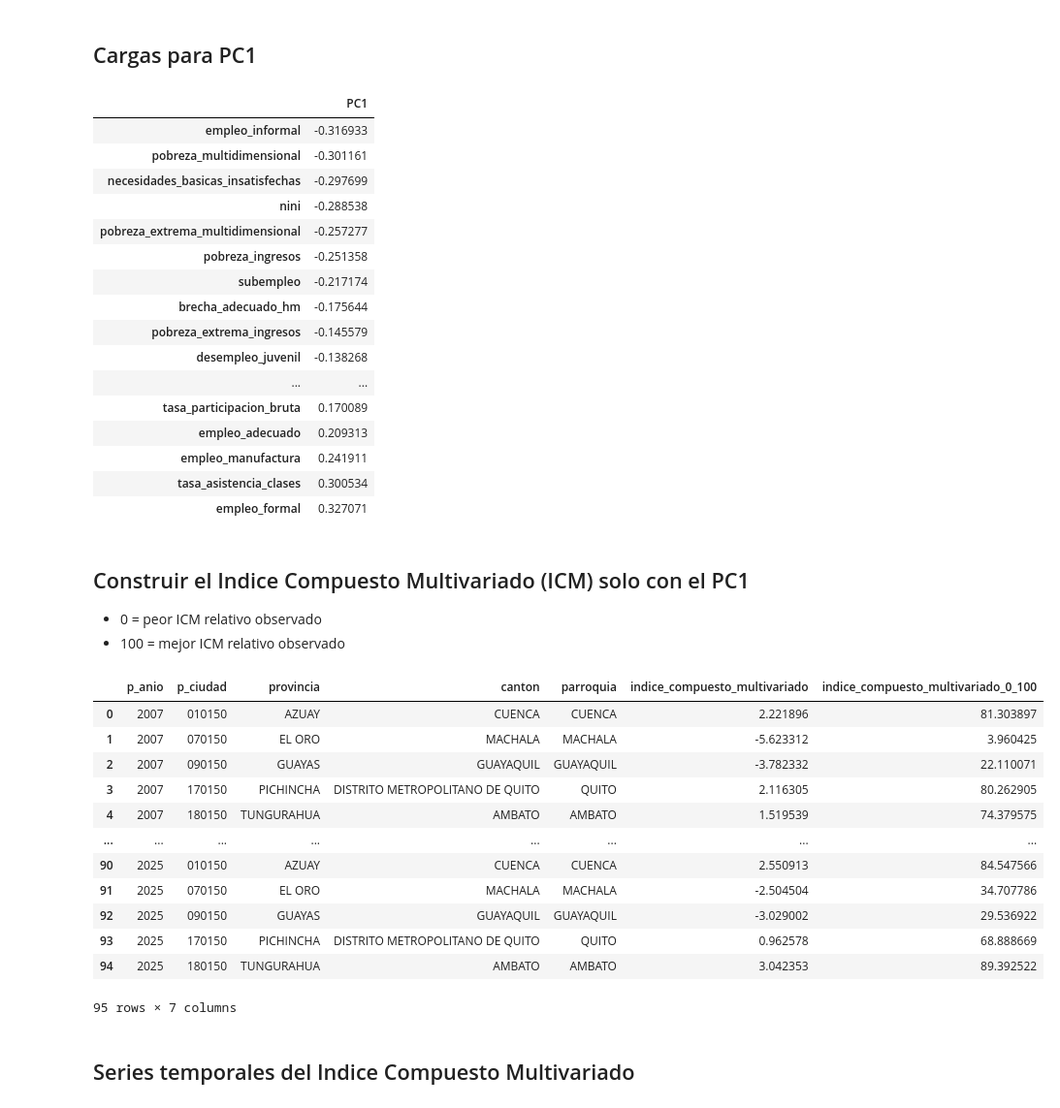
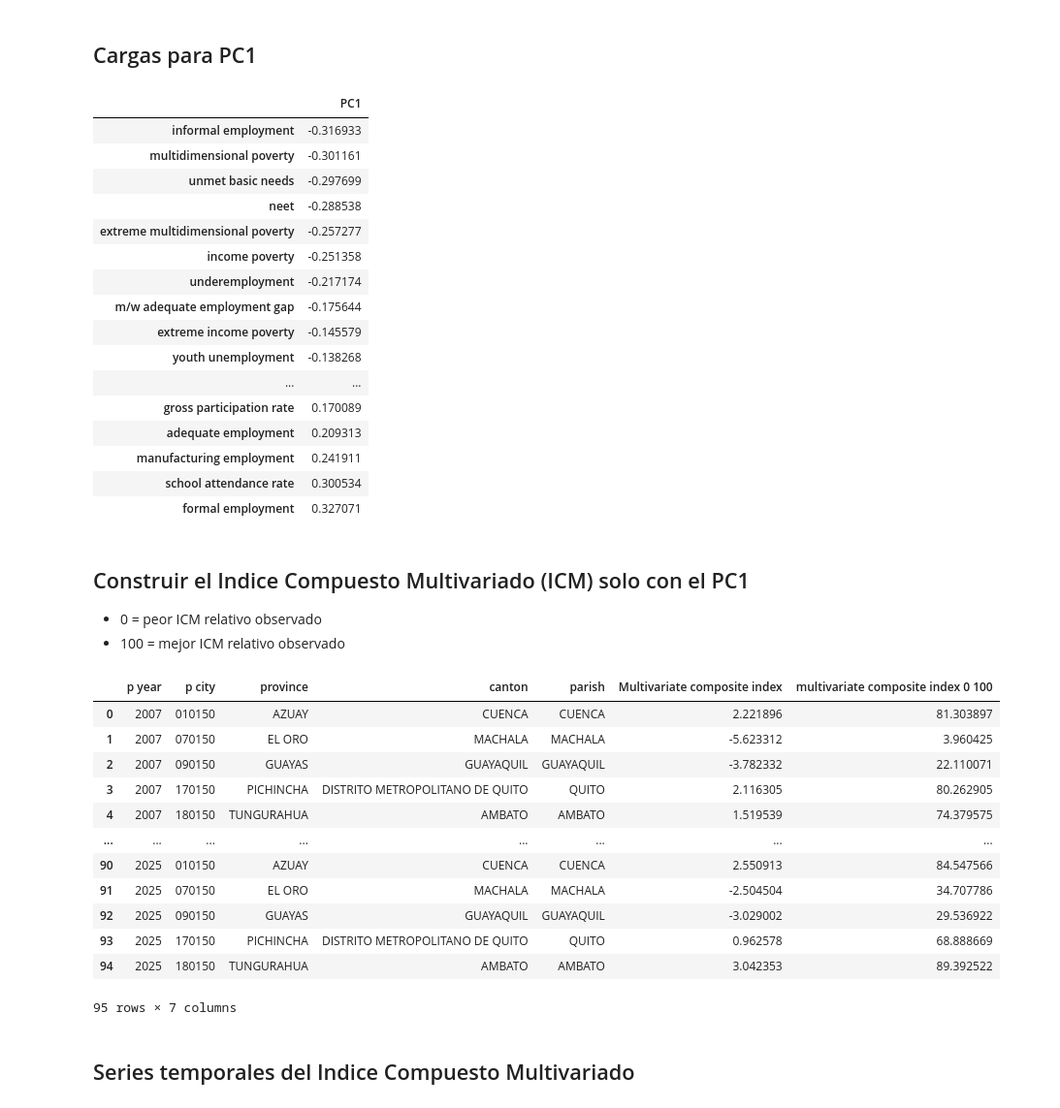
Before and after one commit to daniblinzan/CIENCIA-DE-DATOS, a Jupyter notebook: enemdu_icm_ingles.ipynb, the cells around one changed output. Shown at 97% size. Cells and saved outputs as stored; diff of their text form; code cells hidden in the pictures.

```diff
--- a/enemdu_icm_ingles.ipynb
+++ b/enemdu_icm_ingles.ipynb
@@ -14,17 +14,14 @@ from sklearn.preprocessing import StandardScaler
 from sklearn.decomposition import PCA
 # %%
 df = pd.read_csv(
-    'ds_source/indicadores_parroquiales_seleccion.csv',
+    'indicadores_parroquiales_seleccion.csv',
     encoding='latin1',
     sep=';',
     decimal=','
 )
-
-df = df.rename(columns={'p_año': 'p_anio'})
-
 df.columns = df.columns.str.lower()
 
-df['p_ciudad'] = df['p_ciudad'].astype('Int64').astype(str).str.zfill(6)
+df['p city'] = df['p city'].astype('Int64').astype(str).str.zfill(6)
 # %%
 df.head()
 # %% [output]
@@ -275,7 +277,7 @@ vif_df
 # %%
 # se elimina empleo_total por alta colinealidad con tasa_desempleo
 cols_excluir_pca = [
-    'p_anio', 'p_ciudad', 'provincia', 'canton', 'parroquia', 'empleo_total'
+    'p year', 'p city', 'province', 'canton', 'parish', 'total employment'
 ]
 
 X = df.drop(columns=cols_excluir_pca).copy()
@@ -326,22 +395,22 @@ loadings = pd.DataFrame(
 loadings[['PC1']].sort_values('PC1')
 # %% [output]
 |  | PC1 |
-| empleo_informal | -0.316933 |
-| pobreza_multidimensional | -0.301161 |
-| necesidades_basicas_insatisfechas | -0.297699 |
-| nini | -0.288538 |
-| pobreza_extrema_multidimensional | -0.257277 |
-| pobreza_ingresos | -0.251358 |
-| subempleo | -0.217174 |
-| brecha_adecuado_hm | -0.175644 |
-| pobreza_extrema_ingresos | -0.145579 |
-| desempleo_juvenil | -0.138268 |
+| informal employment | -0.316933 |
+| multidimensional poverty | -0.301161 |
+| unmet basic needs | -0.297699 |
+| neet | -0.288538 |
+| extreme multidimensional poverty | -0.257277 |
+| income poverty | -0.251358 |
+| underemployment | -0.217174 |
+| m/w adequate employment gap | -0.175644 |
+| extreme income poverty | -0.145579 |
+| youth unemployment | -0.138268 |
 | ... | ... |
-| tasa_participacion_bruta | 0.170089 |
-| empleo_adecuado | 0.209313 |
-| empleo_manufactura | 0.241911 |
-| tasa_asistencia_clases | 0.300534 |
-| empleo_formal | 0.327071 |
+| gross participation rate | 0.170089 |
+| adequate employment | 0.209313 |
+| manufacturing employment | 0.241911 |
+| school attendance rate | 0.300534 |
+| formal employment | 0.327071 |
 # %% [markdown]
 ## Construir el Indice Compuesto Multivariado (ICM) solo con el PC1
 
@@ -350,20 +419,20 @@ loadings[['PC1']].sort_values('PC1')
 # %%
 indice_compuesto_multivariado = X_pca[:, 0]
 
-indice_df = df.loc[X.index, ['p_anio', 'p_ciudad', 'provincia', 'canton', 'parroquia']].copy()
-indice_df['indice_compuesto_multivariado'] = indice_compuesto_multivariado
+indice_df = df.loc[X.index, ['p year', 'p city', 'province', 'canton', 'parish']].copy()
+indice_df['Multivariate composite index'] = indice_compuesto_multivariado
 
-indice_min = indice_df['indice_compuesto_multivariado'].min()
-indice_max = indice_df['indice_compuesto_multivariado'].max()
+indice_min = indice_df['Multivariate composite index'].min()
+indice_max = indice_df['Multivariate composite index'].max()
 
 # Transformación min-max del indice
-indice_df['indice_compuesto_multivariado_0_100'] = (
-    (indice_df['indice_compuesto_multivariado'] - indice_min) / (indice_max - indice_min)
+indice_df['multivariate composite index 0 100'] = (
+    (indice_df['Multivariate composite index'] - indice_min) / (indice_max - indice_min)
 ) * 100
-
+indice_df.to_csv('archivo.cvs', index=False)
 indice_df
 # %% [output]
-|  | p_anio | p_ciudad | provincia | canton | parroquia | indice_compuesto_multivariado | indice_compuesto_multivariado_0_100 |
+|  | p year | p city | province | canton | parish | Multivariate composite index | multivariate composite index 0 100 |
 | 0 | 2007 | 010150 | AZUAY | CUENCA | CUENCA | 2.221896 | 81.303897 |
 | 1 | 2007 | 070150 | EL ORO | MACHALA | MACHALA | -5.623312 | 3.960425 |
 | 2 | 2007 | 090150 | GUAYAS | GUAYAQUIL | GUAYAQUIL | -3.782332 | 22.110071 |
```
Also changed, not shown: parts of 13 cells of this notebook.
